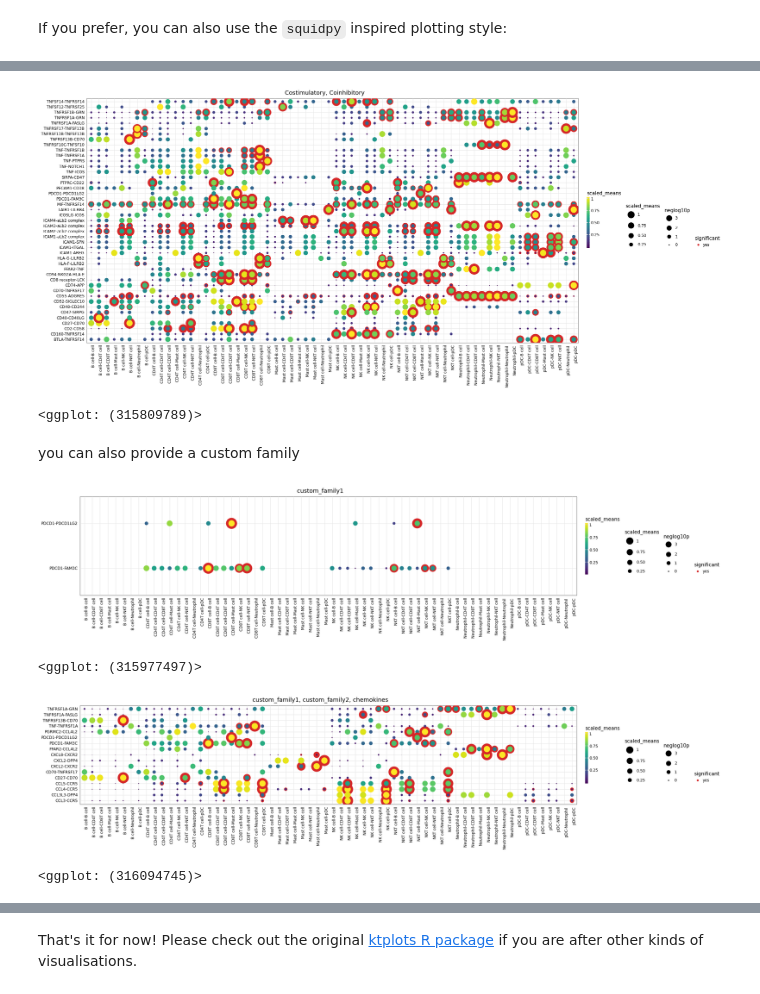
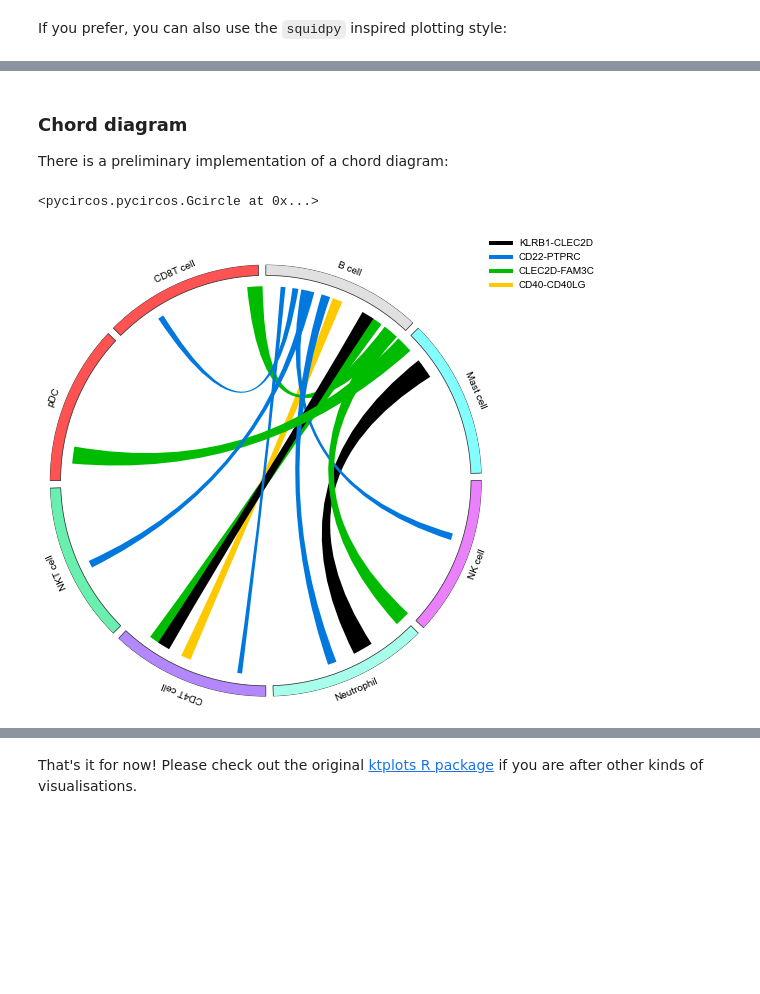
Before and after one commit to zktuong/ktplotspy, a Jupyter notebook: docs/notebooks/tutorial.ipynb, the cells around one changed output, grey strips where cells are left out. Drawn from its saved outputs; the diff is of its cells as text; code cells hidden in the pictures; blank space fills up the shorter version.

```diff
--- a/docs/notebooks/tutorial.ipynb
+++ b/docs/notebooks/tutorial.ipynb
@@ -23,6 +24,7 @@ adata = ad.read_h5ad('data/kidneyimmune.h5ad')
 # 2) output from cellphonedb
 means = pd.read_csv('data/out/means.txt', sep = '\t')
 pvals = pd.read_csv('data/out/pvalues.txt', sep = '\t')
+decon = pd.read_csv('data/out/deconvoluted.txt', sep = '\t')
 # %% [markdown]
 ### Heatmap
 # %% [markdown]
@@ -112,47 +112,19 @@ You can specify more than 1 families.
-# %%
-kpy.plot_cpdb(
-        adata=adata,
-        cell_type1=".",
-        cell_type2=".",
-        means=means,
-        pvals=pvals,
-        celltype_key="celltype",
-        gene_family=["Costimulatory", "Coinhibitory"],
-        figsize = (20,10)
-    )
-# %% [output]
-[figure, removed]
-<ggplot: (315809789)>
-# %% [markdown]
-you can also provide a custom family
-# %%
-newfams = {"custom_family1":["CD274", "CXCR5", "PDCD1"], "custom_family2":["TNFRSF1A", "CD70"]}
-kpy.plot_cpdb(
-        adata=adata,
-        cell_type1=".",
-        cell_type2=".",
-        means=means,
-        pvals=pvals,
-        celltype_key="celltype",
-        gene_family="custom_family1",
-        custom_gene_family=newfams,
-        figsize = (20,4)
-    )
-# %% [output]
-[figure, removed]
-<ggplot: (315977497)>
-# %%
-kpy.plot_cpdb(
-        adata=adata,
-        cell_type1=".",
-        cell_type2=".",
-        means=means,
-        pvals=pvals,
-        celltype_key="celltype",
-        gene_family=["custom_family1", "custom_family2", "chemokines"],
-        custom_gene_family=newfams,
-        figsize = (20,4)
-    )
-# %% [output]
-[figure, removed]
-<ggplot: (316094745)>
+# %% [markdown]
+### Chord diagram
+
+There is a preliminary implementation of a chord diagram:
+# %%
+kpy.plot_cpdb_chord(
+        adata=adata,
+        cell_type1="B cell",
+        cell_type2=".",
+        means=means,
+        pvals=pvals,
+        deconvoluted=decon,
+        celltype_key="celltype",
+        genes=["PTPRC", "CD40", "CLEC2D"],
+        figsize=(6,6)
+    )
+# %% [output]
+<pycircos.pycircos.Gcircle at 0x...>
+[figure, added]
```
Also changed, not shown: parts of 14 cells of this notebook, 10 other files.
